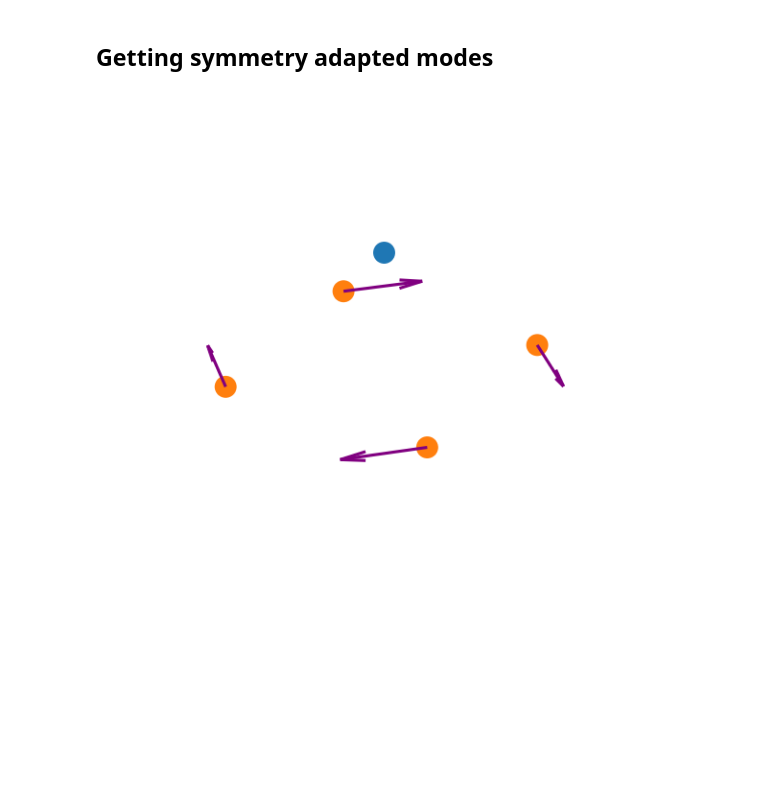
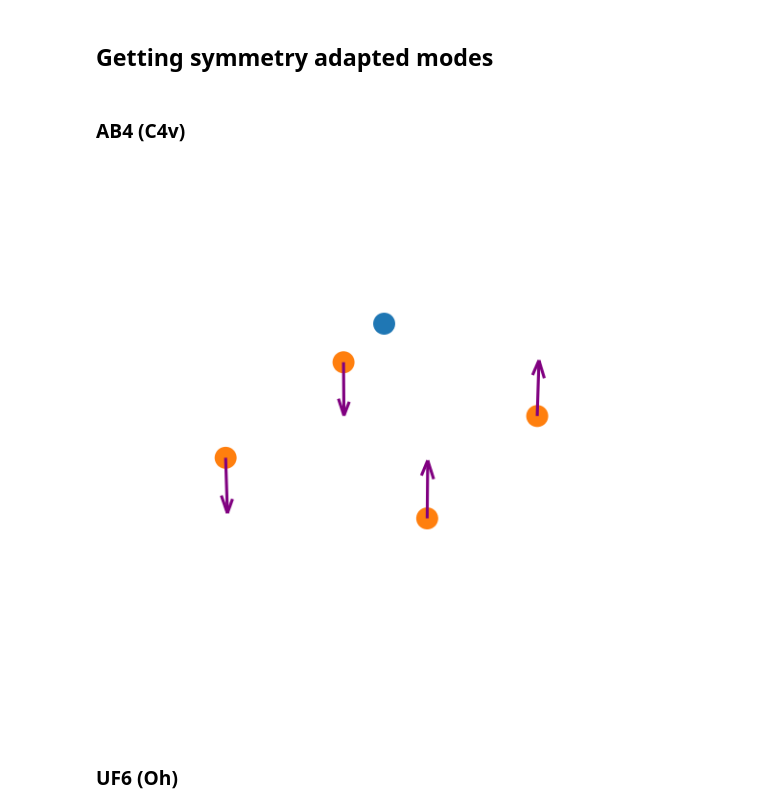
Before and after one commit to TheoNDionne/GroupTheoryHomework, a Jupyter notebook: group_theory_homework.ipynb, the cells around one changed output. Cells and saved outputs as stored; diff of their text form; code cells hidden in the pictures; blank space fills up the shorter version.

```diff
--- a/group_theory_homework.ipynb
+++ b/group_theory_homework.ipynb
@@ -182,6 +182,8 @@ def get_symmetry_adapted_modes(initial_coords, irrep, mechanical_rep, character_
 
     # return properly reshaped array
     return symmetry_adapted_modes_flat.reshape((3,number_of_atoms), order="F")
+# %% [markdown]
+### AB4 (C4v)
 # %%
 # spatial coordinates of the molecule AB4
 atom_spatial_coordinates_C4v = np.array([
@@ -193,84 +195,87 @@ atom_spatial_coordinates_C4v = np.array([
 # Writting down the matrices from genpos
 vector_rep_C4v = np.array([
     [
-        [ 1, 0, 0],
+        [ 1, 0, 0], # 1
         [ 0, 1, 0],
         [ 0, 0, 1]
     ],
     [
-        [-1, 0, 0],
+        [-1, 0, 0], # C2
         [ 0,-1, 0],
         [ 0, 0, 1]
     ],
     [
-        [ 0,-1, 0],
+        [ 0,-1, 0], # C4+
         [ 1, 0, 0],
         [ 0, 0, 1]
     ],
     [
-        [ 0, 1, 0],
+        [ 0, 1, 0], # C4-
         [-1, 0, 0],
         [ 0, 0, 1]
     ],
     [
-        [ 1, 0, 0],
+        [ 1, 0, 0], # sigma_y
         [ 0,-1, 0],
         [ 0, 0, 1]
     ],
     [
-        [-1, 0, 0],
+        [-1, 0, 0], # sigma_x
         [ 0, 1, 0],
         [ 0, 0, 1]
     ],
     [
-        [ 0,-1, 0],
+        [ 0,-1, 0], # sigma_d1
         [-1, 0, 0],
         [ 0, 0, 1]
     ],
     [
-        [ 0, 1, 0],
+        [ 0, 1, 0], # sigma_d2
         [ 1, 0, 0],
         [ 0, 0, 1]
     ]
 ])
 
 # generate the mechanical rep
-mechanical_rep = get_mechanical_representation(atom_spatial_coordinates_C4v, vector_rep_C4v)
+mechanical_rep_C4v = get_mechanical_representation(atom_spatial_coordinates_C4v, vector_rep_C4v)
 # %%
-irrep = 1
+irrep = 4
 
-initial_coords_test = np.zeros(np.shape(mechanical_rep)[1]).reshape((3,5))
-initial_coords_test[0,1] = 1 # init vector
-sym_adap = get_symmetry_adapted_modes(initial_coords_test, irrep, mechanical_rep, character_table_C4v, elements_per_class_C4v)
+initial_coords_test = np.zeros(np.shape(mechanical_rep_C4v)[1]).reshape((3,5))
+initial_coords_test[2,1] = 1 # init vector
+initial_coords_test[2,2] = -1 # init vector
+sym_adap = get_symmetry_adapted_modes(initial_coords_test, irrep, mechanical_rep_C4v, character_table_C4v, elements_per_class_C4v)
 
 # plotting
 ax = plt.figure().add_subplot(projection='3d')
 
 # Make the grid
 x, y, z = np.meshgrid(np.arange(3),
                       np.arange(3),
                       np.arange(3))
 
 # ax.quiver(x, y, z, u, v, w, length=1/2, normalize=True)
 ax.quiver(
     atom_spatial_coordinates_C4v[0,:],
     atom_spatial_coordinates_C4v[1,:],
     atom_spatial_coordinates_C4v[2,:],
     sym_adap[0,:],
     sym_adap[1,:],
     sym_adap[2,:],
     length=0.75,
     normalize=True,
     color="purple"
     )
 ax.scatter(atom_spatial_coordinates_C4v[0,0],atom_spatial_coordinates_C4v[1,0],atom_spatial_coordinates_C4v[2,0], s=100, alpha=1)
 ax.scatter(atom_spatial_coordinates_C4v[0,1:],atom_spatial_coordinates_C4v[1,1:],atom_spatial_coordinates_C4v[2,1:], s=100, alpha=1)
 ax.set_xlim3d(-1.5,1.5)
 ax.set_ylim3d(-1.5,1.5)
 ax.set_zlim3d(-1.5,1.5)
 
 ax.set_axis_off()
 
 plt.show()
 # %% [output]
-[figure, old version]
+[figure, new version]
+# %% [markdown]
+### UF6 (Oh)
```
Also changed, not shown: parts of 3 cells of this notebook.
